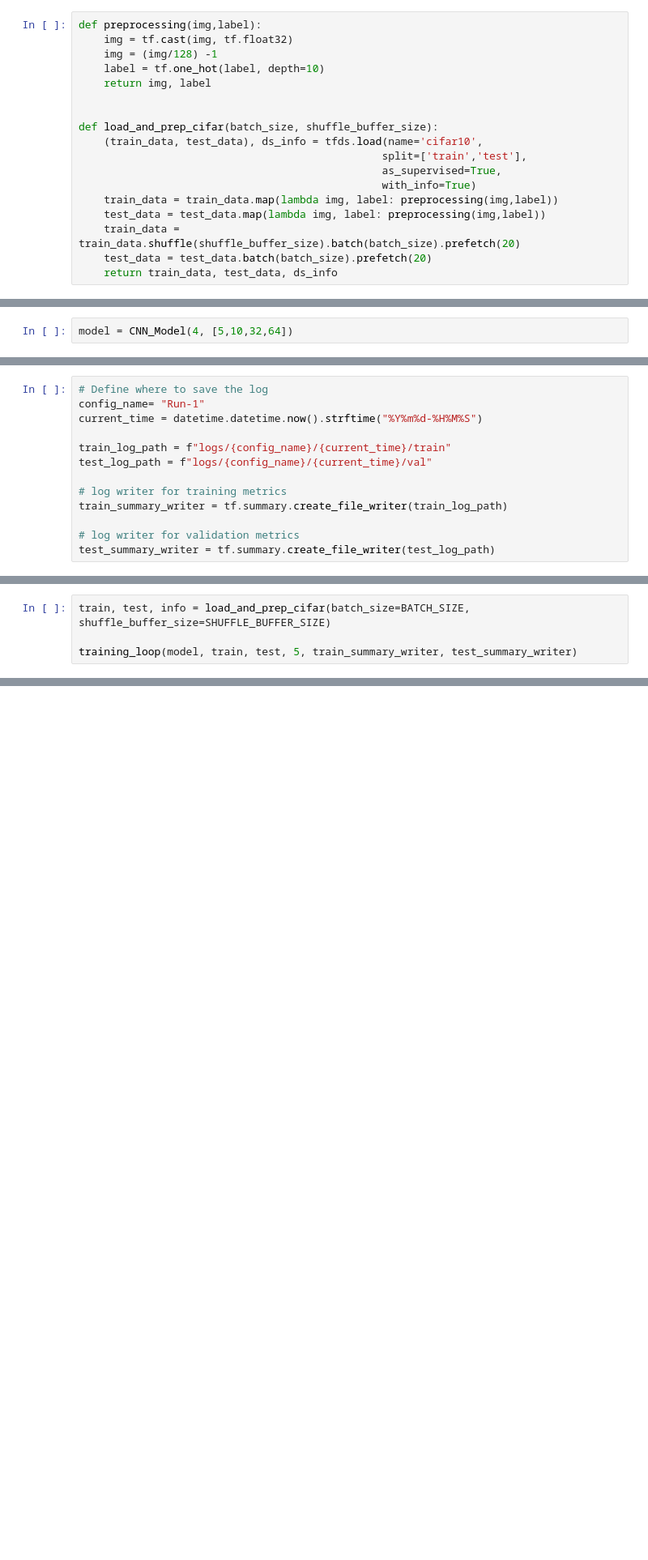
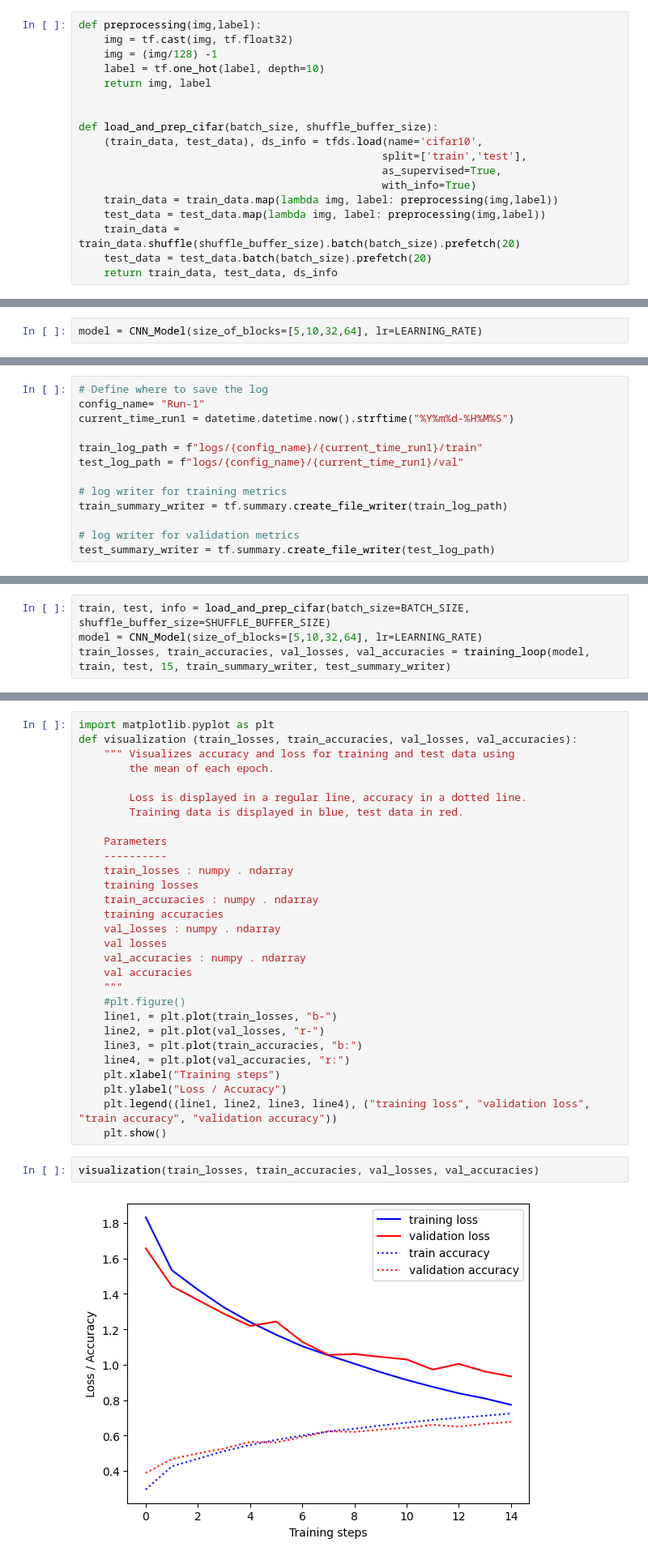
Before and after one commit to jonahschlie/IANNWTF, a Jupyter notebook: homework3/cnn_tf.ipynb, the cells around one changed output, grey strips where cells are left out. Shown at 81% size. Drawn from its saved outputs; the diff is of its cells as text; blank space fills up the shorter version.

```diff
--- a/homework3/cnn_tf.ipynb
+++ b/homework3/cnn_tf.ipynb
@@ -98,4 +155,4 @@ class CNN_Model(tf.keras.Model):
             metric.update_state(target, pred)
         return {m.name: m.result() for m in self.metrics}
 # %%
-model = CNN_Model(4, [5,10,32,64])
+model = CNN_Model(size_of_blocks=[5,10,32,64], lr=LEARNING_RATE)
@@ -102,10 +166,10 @@ model = CNN_Model(4, [5,10,32,64])
 # %%
 # Define where to save the log
 config_name= "Run-1"
-current_time = datetime.datetime.now().strftime("%Y%m%d-%H%M%S")
+current_time_run1 = datetime.datetime.now().strftime("%Y%m%d-%H%M%S")
 
-train_log_path = f"logs/{config_name}/{current_time}/train"
-test_log_path = f"logs/{config_name}/{current_time}/val"
+train_log_path = f"logs/{config_name}/{current_time_run1}/train"
+test_log_path = f"logs/{config_name}/{current_time_run1}/val"
 
 # log writer for training metrics
 train_summary_writer = tf.summary.create_file_writer(train_log_path)
@@ -148,5 +221,5 @@ def training_loop(model, train, test, epochs, train_summary_writer, test_summary
 # %%
 train, test, info = load_and_prep_cifar(batch_size=BATCH_SIZE, shuffle_buffer_size=SHUFFLE_BUFFER_SIZE)
-
-training_loop(model, train, test, 5, train_summary_writer, test_summary_writer)
+model = CNN_Model(size_of_blocks=[5,10,32,64], lr=LEARNING_RATE)
+train_losses, train_accuracies, val_losses, val_accuracies = training_loop(model, train, test, 15, train_summary_writer, test_summary_writer)
 # %% [output]
@@ -190,0 +260,33 @@ def train(num_epochs, batchsize, shuffle_buffer_size,lr):
+# %%
+import matplotlib.pyplot as plt
+def visualization (train_losses, train_accuracies, val_losses, val_accuracies):
+    """ Visualizes accuracy and loss for training and test data using
+        the mean of each epoch.
+
+        Loss is displayed in a regular line, accuracy in a dotted line.
+        Training data is displayed in blue, test data in red.
+
+    Parameters
+    ----------
+    train_losses : numpy . ndarray
+    training losses
+    train_accuracies : numpy . ndarray
+    training accuracies
+    val_losses : numpy . ndarray
+    val losses
+    val_accuracies : numpy . ndarray
+    val accuracies
+    """
+    #plt.figure()
+    line1, = plt.plot(train_losses, "b-")
+    line2, = plt.plot(val_losses, "r-")
+    line3, = plt.plot(train_accuracies, "b:")
+    line4, = plt.plot(val_accuracies, "r:")
+    plt.xlabel("Training steps")
+    plt.ylabel("Loss / Accuracy")
+    plt.legend((line1, line2, line3, line4), ("training loss", "validation loss", "train accuracy", "validation accuracy"))
+    plt.show()
+# %%
+visualization(train_losses, train_accuracies, val_losses, val_accuracies)
+# %% [output]
+[figure, added]
```
Also changed, not shown: parts of 29 cells of this notebook, 1 other file.
